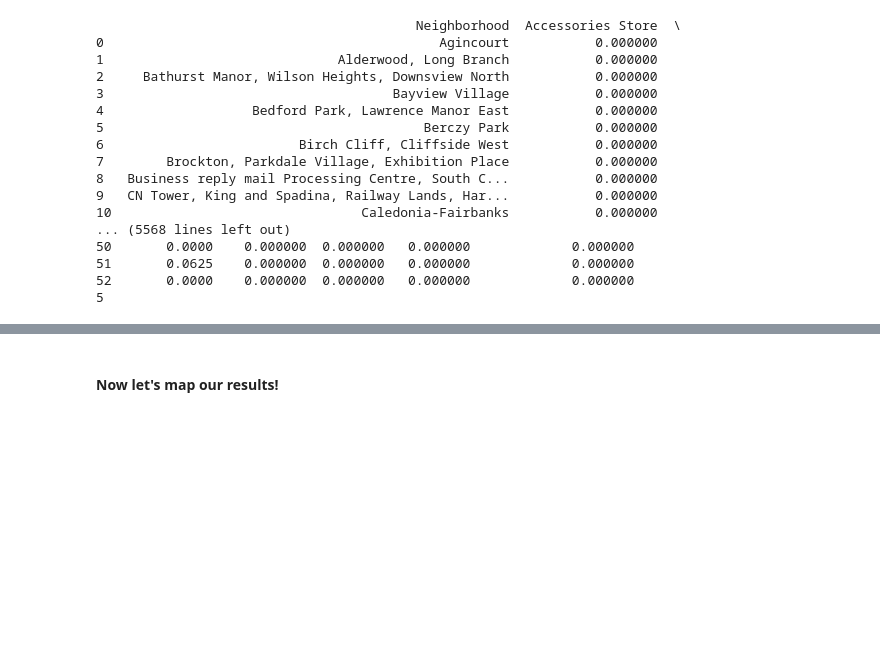
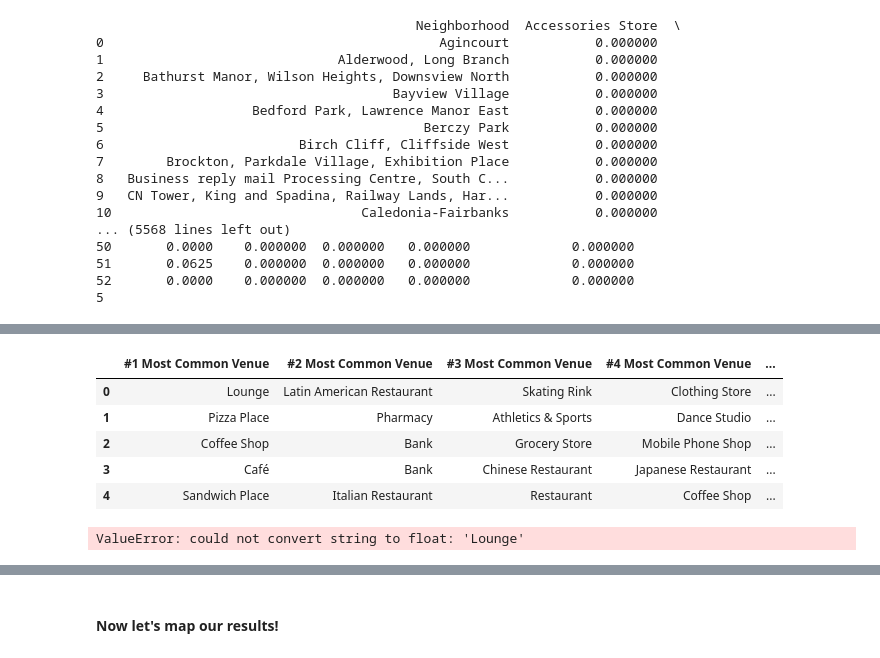
Before and after one commit to mding-gyb/Coursera_Capstone, a Jupyter notebook: Data Science Capstone.ipynb, the cells around one changed output, grey strips where cells are left out. Drawn from its saved outputs; the diff is of its cells as text; code cells hidden in the pictures; blank space fills up the shorter version.

```diff
--- a/Data Science Capstone.ipynb
+++ b/Data Science Capstone.ipynb
@@ -354,0 +340,20 @@ toronto_merged # merged our classifications with prior table
+# %%
+from sklearn.tree import DecisionTreeClassifier
+neighbourhoods_venues_sorted.drop(['Neighborhood'], axis = 1,inplace=True)
+# %%
+Feature = neighbourhoods_venues_sorted[['#1 Most Common Venue','#2 Most Common Venue','#3 Most Common Venue','#4 Most Common Venue','#5 Most Common Venue', '#6 Most Common Venue', '#7 Most Common Venue', '#8 Most Common Venue', '#9 Most Common Venue', '#10 Most Common Venue']]
+x_train = Feature
+y_train = neighbourhoods_venues_sorted[['Greektown']]
+Feature.head()
+# %% [output]
+|  | #1 Most Common Venue | #2 Most Common Venue | #3 Most Common Venue | #4 Most Common Venue | ... |
+| 0 | Lounge | Latin American Restaurant | Skating Rink | Clothing Store | ... |
+| 1 | Pizza Place | Pharmacy | Athletics & Sports | Dance Studio | ... |
+| 2 | Coffee Shop | Bank | Grocery Store | Mobile Phone Shop | ... |
+| 3 | Café | Bank | Chinese Restaurant | Japanese Restaurant | ... |
+| 4 | Sandwich Place | Italian Restaurant | Restaurant | Coffee Shop | ... |
+# %%
+loanTree = DecisionTreeClassifier(criterion="entropy", max_depth = 7)
+loanTree.fit(x_train,y_train)
+# %% [output]
+ValueError: could not convert string to float: 'Lounge'
```
Also changed, not shown: parts of 19 cells of this notebook, 3 other files.
